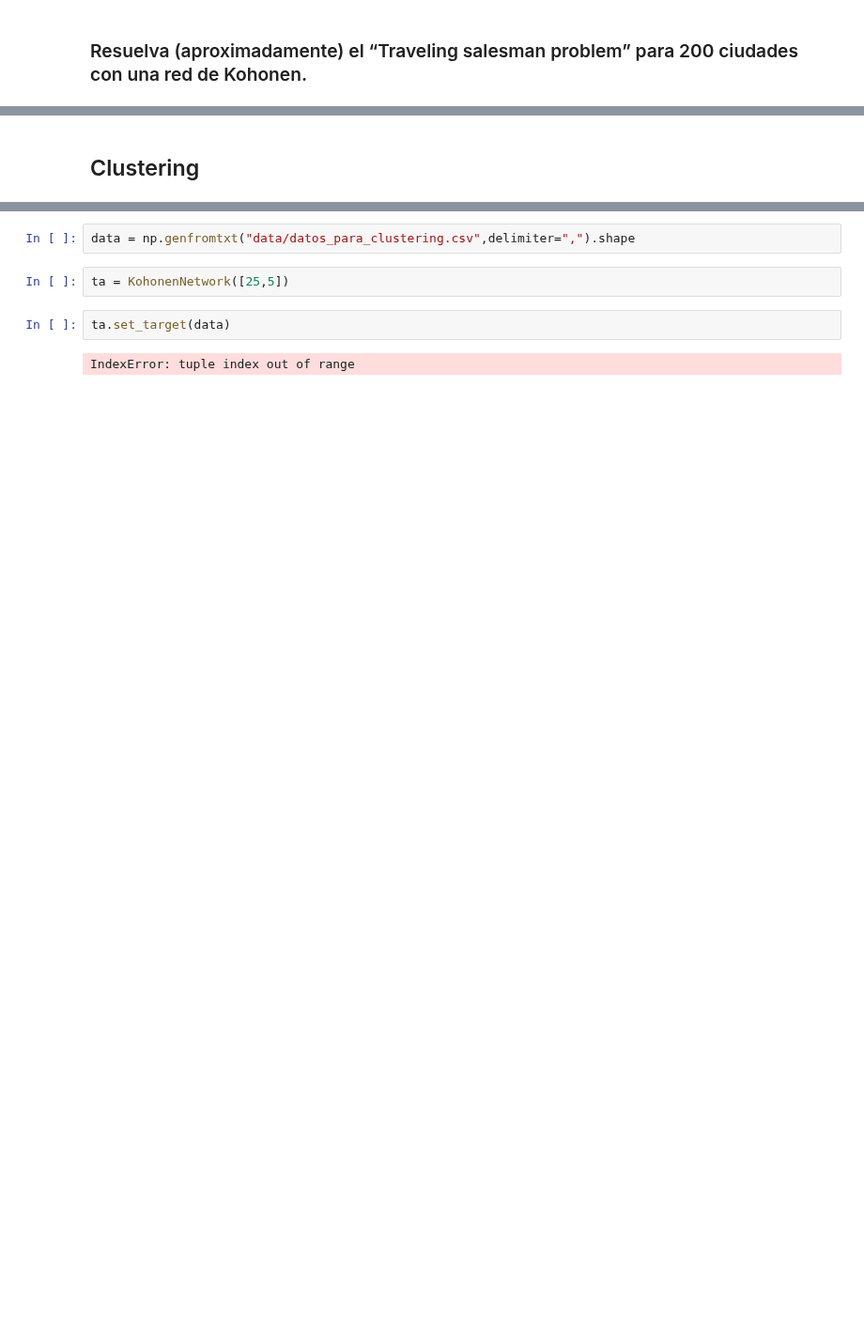
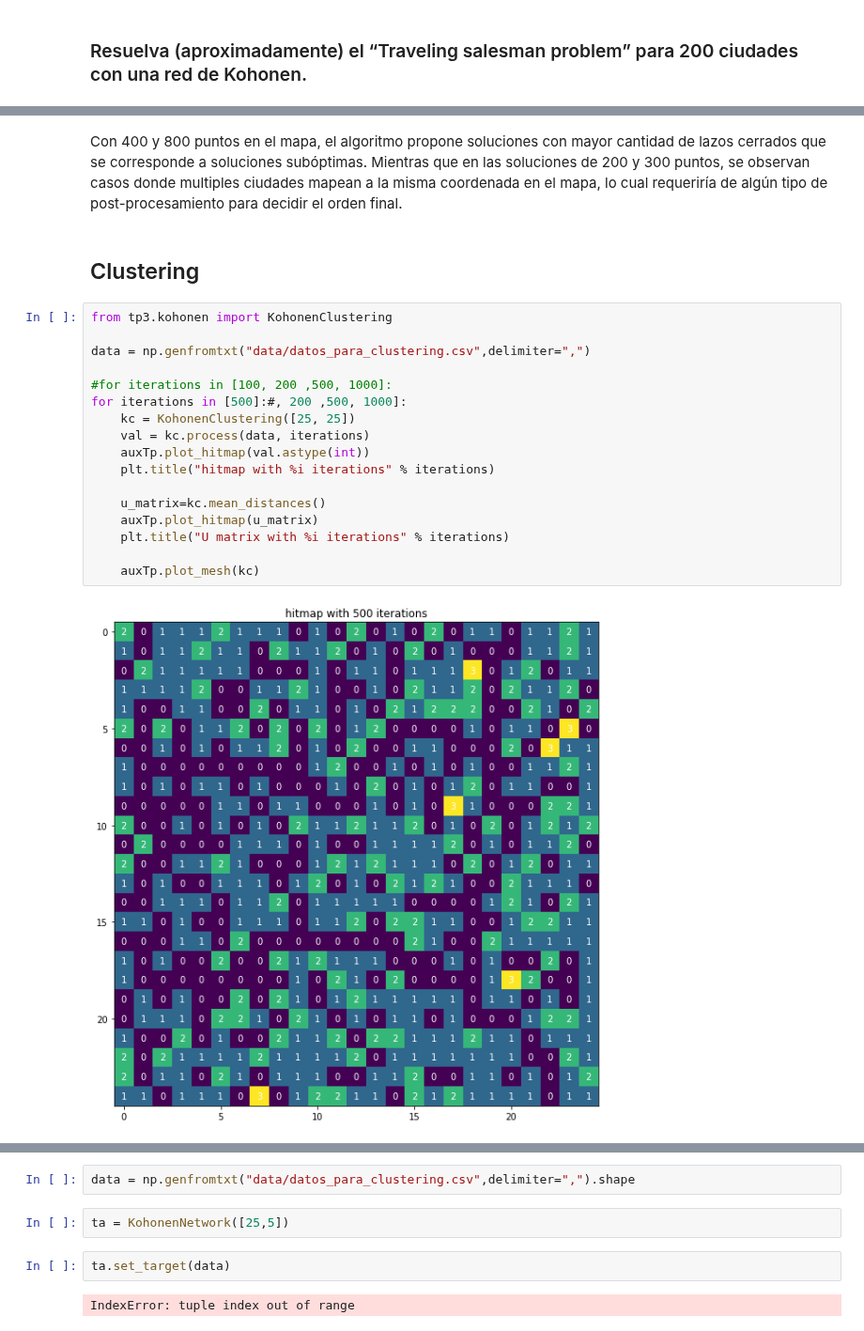
Before and after one commit to xvan/RedesNeuronales, a Jupyter notebook: TP3/tp3/tp3.ipynb, the cells around one changed output, grey strips where cells are left out. Shown at 94% size. Saved outputs shown, nothing was run; the diff lists cells and outputs as text; blank space fills up the shorter version.

```diff
--- a/TP3/tp3/tp3.ipynb
+++ b/TP3/tp3/tp3.ipynb
@@ -73,2 +63,24 @@ auxTp.plot_map_for_tsp(200)
+# %% [markdown]
+Con 400 y 800 puntos en el mapa, el algoritmo propone soluciones con mayor cantidad de lazos cerrados que se corresponde a soluciones subóptimas.
+Mientras que en las soluciones de 200 y 300 puntos, se observan casos donde multiples ciudades mapean a la misma coordenada en el mapa, lo cual requeriría de algún tipo de post-procesamiento para decidir el orden final.
 # %% [markdown]
 ## Clustering
+# %%
+from tp3.kohonen import KohonenClustering
+
+data = np.genfromtxt("data/datos_para_clustering.csv",delimiter=",")
+
+#for iterations in [100, 200 ,500, 1000]:
+for iterations in [500]:#, 200 ,500, 1000]:
+    kc = KohonenClustering([25, 25])
+    val = kc.process(data, iterations)
+    auxTp.plot_hitmap(val.astype(int))
+    plt.title("hitmap with %i iterations" % iterations)
+
+    u_matrix=kc.mean_distances()
+    auxTp.plot_hitmap(u_matrix)
+    plt.title("U matrix with %i iterations" % iterations)
+
+    auxTp.plot_mesh(kc)
+# %% [output]
+[figure, added]
```
Also changed, not shown: parts of 6 cells of this notebook, 4 other files.
